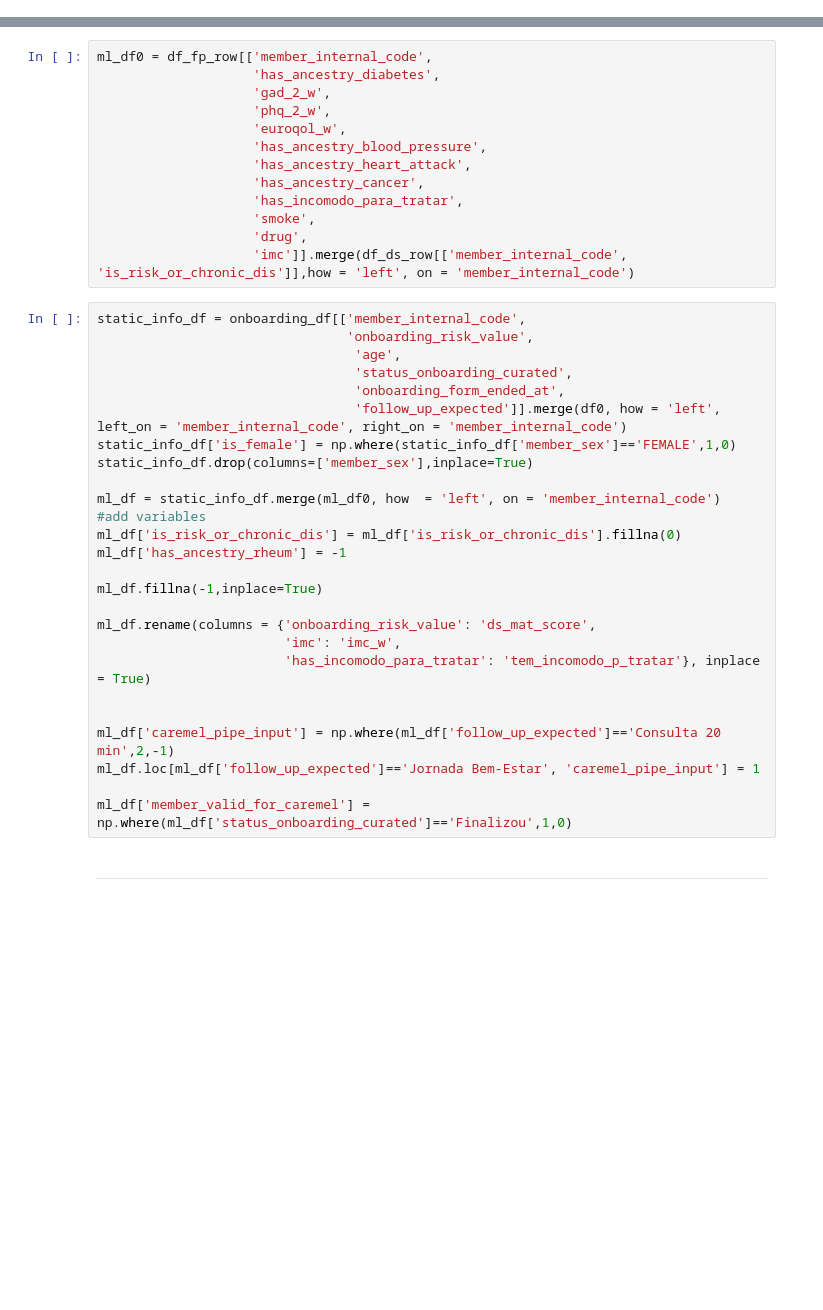
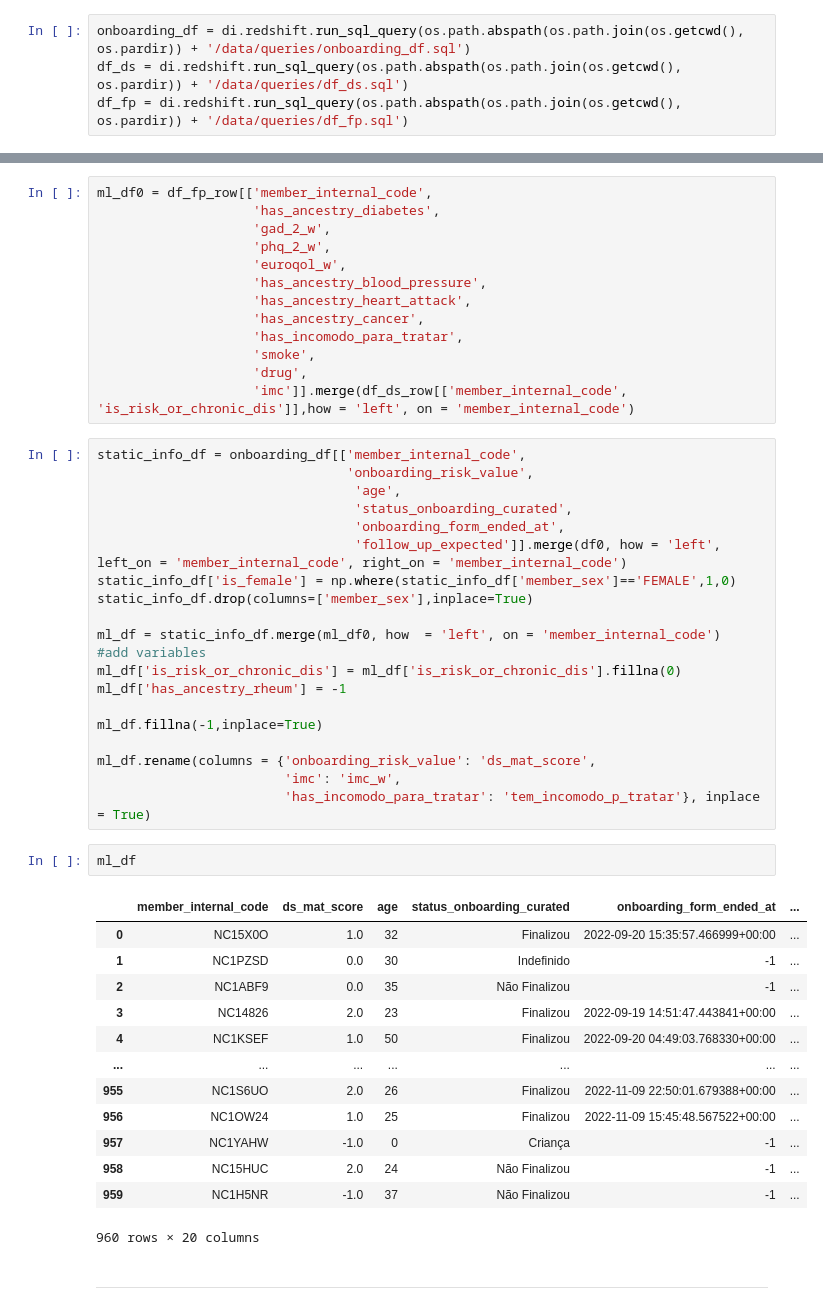
Before and after one commit to luizhsuperti/alice-coding, a Jupyter notebook: caremel_predict/notebooks/00_main.ipynb, the cells around one changed output, grey strips where cells are left out. Drawn from its saved outputs; the diff is of its cells as text; blank space fills up the shorter version.

```diff
--- a/caremel_predict/notebooks/00_main.ipynb
+++ b/caremel_predict/notebooks/00_main.ipynb
@@ -621 +84,5 @@ onboard_ds = di.redshift.run_str_query(
+# %%
+onboarding_df = di.redshift.run_sql_query(os.path.abspath(os.path.join(os.getcwd(), os.pardir)) + '/data/queries/onboarding_df.sql')
+df_ds = di.redshift.run_sql_query(os.path.abspath(os.path.join(os.getcwd(), os.pardir)) + '/data/queries/df_ds.sql')
+df_fp = di.redshift.run_sql_query(os.path.abspath(os.path.join(os.getcwd(), os.pardir)) + '/data/queries/df_fp.sql')
 # %% [markdown]
@@ -797,11 +263,21 @@ ml_df.fillna(-1,inplace=True)
 ml_df.rename(columns = {'onboarding_risk_value': 'ds_mat_score',
                         'imc': 'imc_w',
                         'has_incomodo_para_tratar': 'tem_incomodo_p_tratar'}, inplace = True)
-
-
-ml_df['caremel_pipe_input'] = np.where(ml_df['follow_up_expected']=='Consulta 20 min',2,-1)
-ml_df.loc[ml_df['follow_up_expected']=='Jornada Bem-Estar', 'caremel_pipe_input'] = 1
-
-ml_df['member_valid_for_caremel'] = np.where(ml_df['status_onboarding_curated']=='Finalizou',1,0)
+# %%
+ml_df
+# %% [output]
+|  | member_internal_code | ds_mat_score | age | status_onboarding_curated | onboarding_form_ended_at | ... |
+| 0 | NC15X0O | 1.0 | 32 | Finalizou | 2022-09-20 15:35:57.466999+00:00 | ... |
+| 1 | NC1PZSD | 0.0 | 30 | Indefinido | -1 | ... |
+| 2 | NC1ABF9 | 0.0 | 35 | Não Finalizou | -1 | ... |
+| 3 | NC14826 | 2.0 | 23 | Finalizou | 2022-09-19 14:51:47.443841+00:00 | ... |
+| 4 | NC1KSEF | 1.0 | 50 | Finalizou | 2022-09-20 04:49:03.768330+00:00 | ... |
+| ... | ... | ... | ... | ... | ... | ... |
+| 955 | NC1S6UO | 2.0 | 26 | Finalizou | 2022-11-09 22:50:01.679388+00:00 | ... |
+| 956 | NC1OW24 | 1.0 | 25 | Finalizou | 2022-11-09 15:45:48.567522+00:00 | ... |
+| 957 | NC1YAHW | -1.0 | 0 | Criança | -1 | ... |
+| 958 | NC15HUC | 2.0 | 24 | Não Finalizou | -1 | ... |
+| 959 | NC1H5NR | -1.0 | 37 | Não Finalizou | -1 | ... |
+960 rows × 20 columns
 # %% [markdown]
 ***
```
Also changed, not shown: parts of 16 cells of this notebook, 1 other file.
